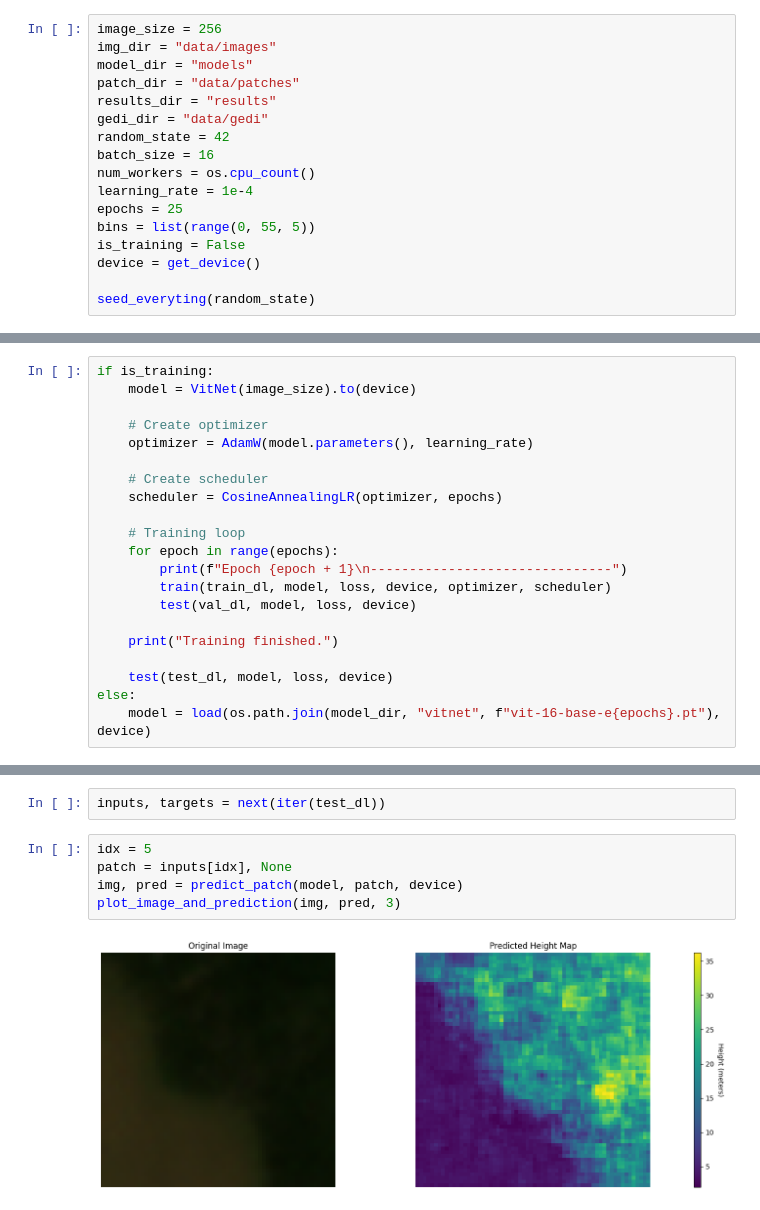
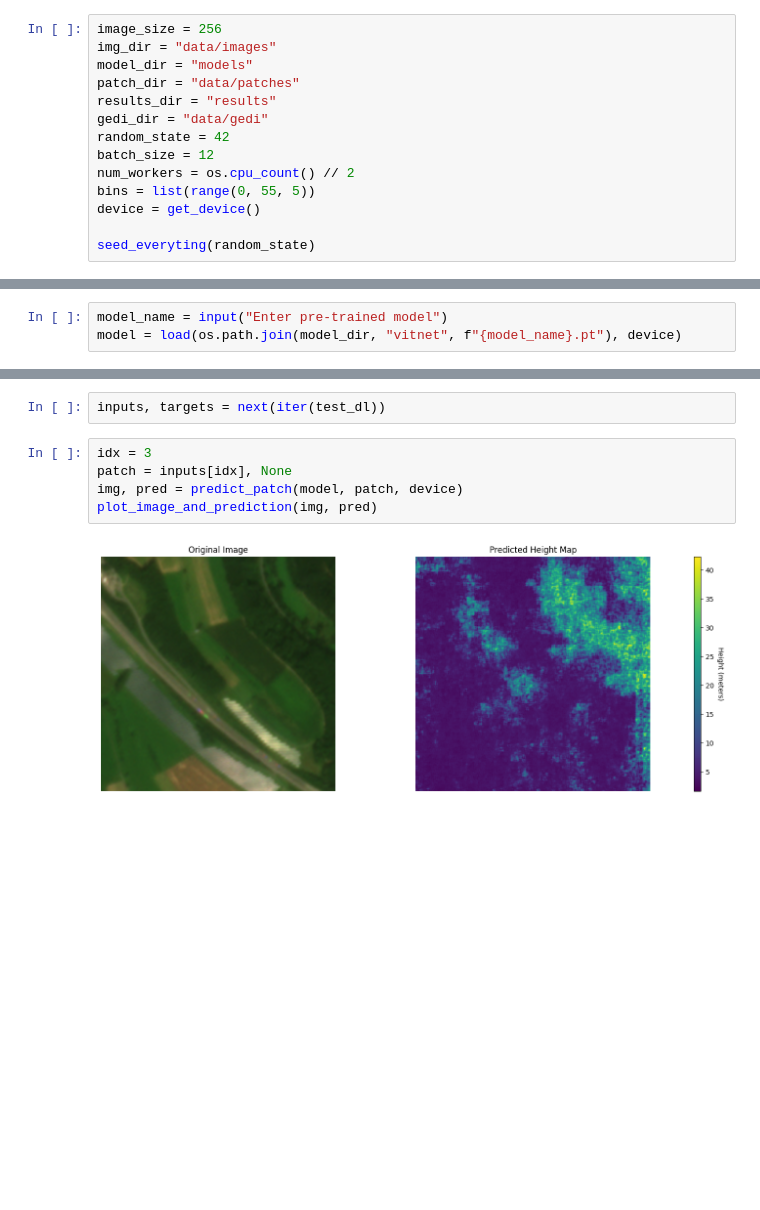
Before and after one commit to ematala/tree-heights-germany, a Jupyter notebook: vitnet.ipynb, the cells around one changed output, grey strips where cells are left out. Saved outputs shown, nothing was run; the diff lists cells and outputs as text; blank space fills up the shorter version.

Commit message:
run notebook with pre-trained vitnet

```diff
--- a/vitnet.ipynb
+++ b/vitnet.ipynb
@@ -31,12 +25,9 @@ patch_dir = "data/patches"
 results_dir = "results"
 gedi_dir = "data/gedi"
 random_state = 42
-batch_size = 16
-num_workers = os.cpu_count()
-learning_rate = 1e-4
-epochs = 25
+batch_size = 12
+num_workers = os.cpu_count() // 2
 bins = list(range(0, 55, 5))
-is_training = False
 device = get_device()
 
 seed_everyting(random_state)
@@ -63,33 +52,15 @@ INFO:root:Number of labels: 629074
-# %%
-if is_training:
-    model = VitNet(image_size).to(device)
-
-    # Create optimizer
-    optimizer = AdamW(model.parameters(), learning_rate)
-
-    # Create scheduler
-    scheduler = CosineAnnealingLR(optimizer, epochs)
-
-    # Training loop
-    for epoch in range(epochs):
-        print(f"Epoch {epoch + 1}\n-------------------------------")
-        train(train_dl, model, loss, device, optimizer, scheduler)
-        test(val_dl, model, loss, device)
-
-    print("Training finished.")
-
-    test(test_dl, model, loss, device)
-else:
-    model = load(os.path.join(model_dir, "vitnet", f"vit-16-base-e{epochs}.pt"), device)
+# %%
+model_name = input("Enter pre-trained model")
+model = load(os.path.join(model_dir, "vitnet", f"{model_name}.pt"), device)
 # %% [markdown]
 # Visualise results
 # %%
 inputs, targets = next(iter(test_dl))
 # %%
-idx = 5
+idx = 3
 patch = inputs[idx], None
 img, pred = predict_patch(model, patch, device)
-plot_image_and_prediction(img, pred, 3)
+plot_image_and_prediction(img, pred)
 # %% [output]
-[figure, old version]
+[figure, new version]
 # %%
```
Also changed, not shown: parts of 9 cells of this notebook.
